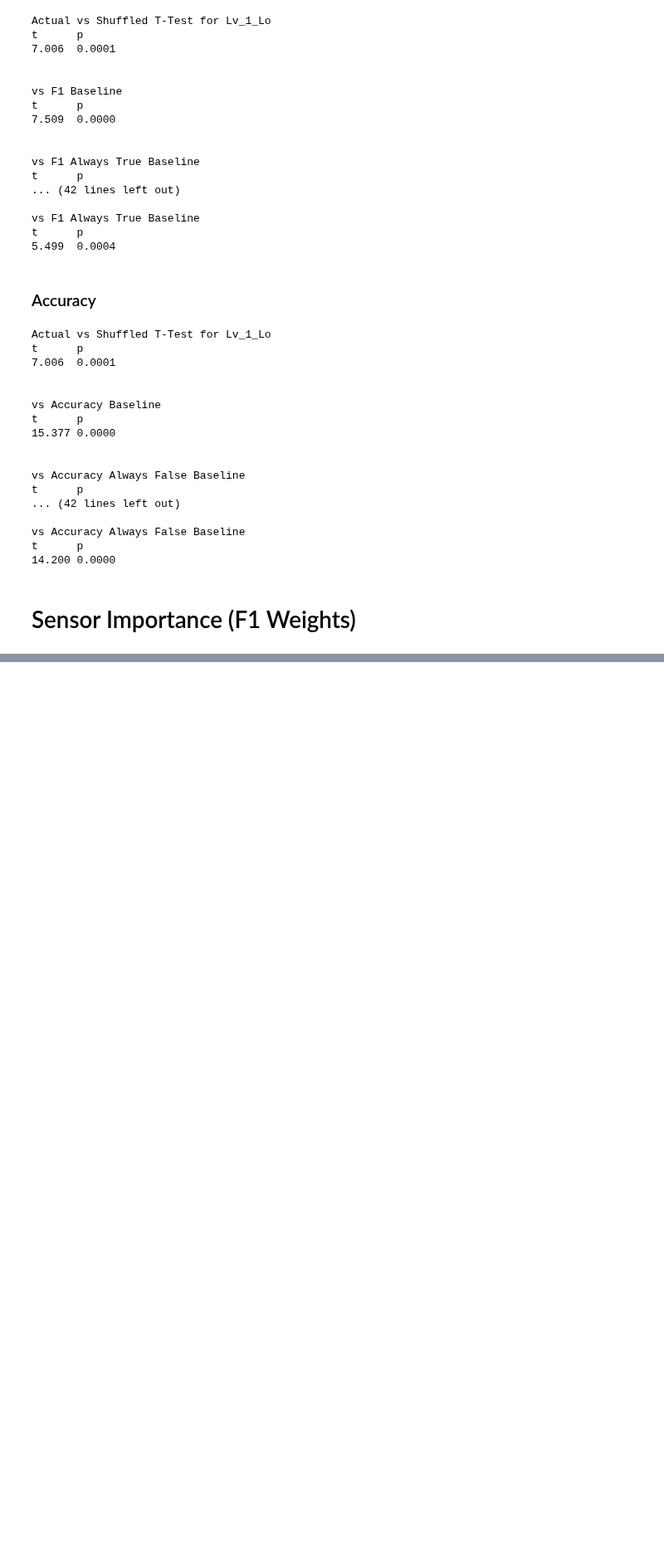
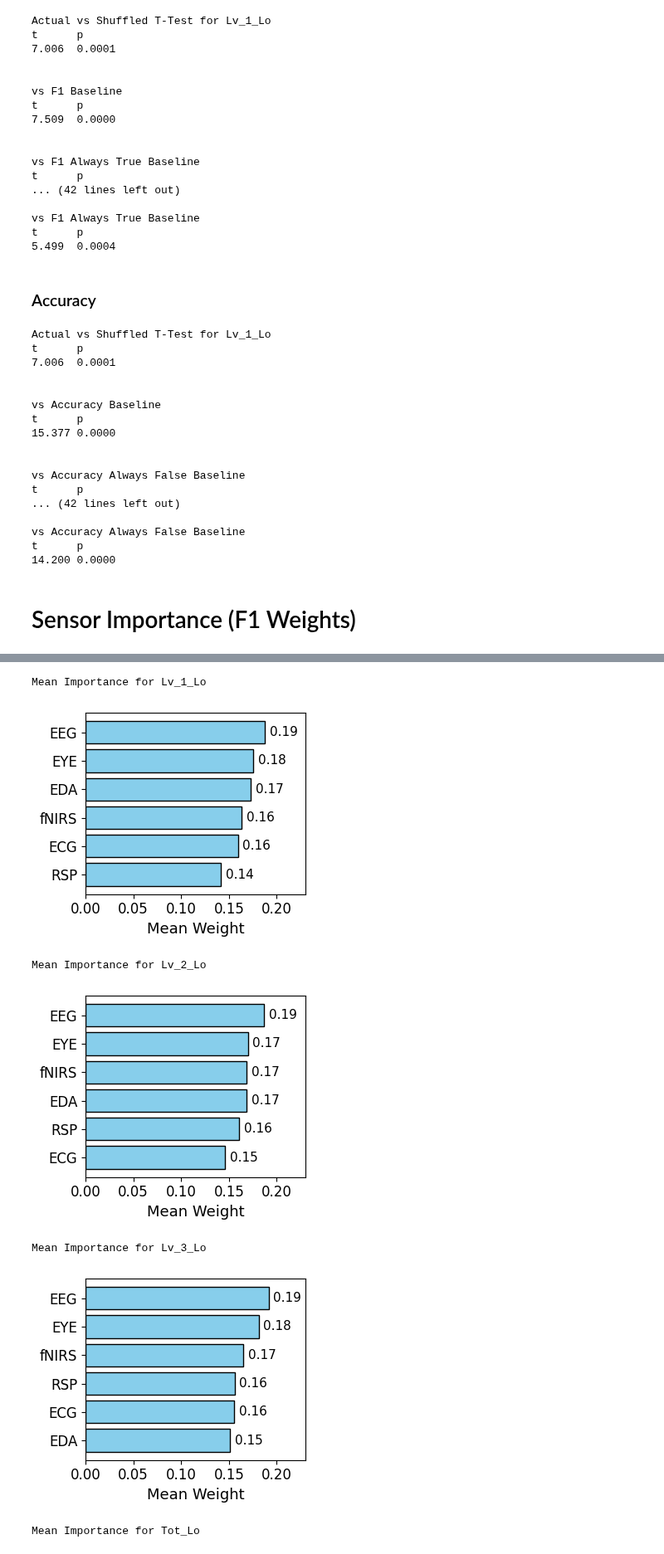
Before and after one commit to jaspershen21/jshen_DLA, a Jupyter notebook: Notebooks/Figures.ipynb, the cells around one changed output, grey strips where cells are left out. Shown at 83% size. Cells and saved outputs as stored; diff of their text form; code cells hidden in the pictures; blank space fills up the shorter version.

Commit message:
Change importance to be based on mean f1 score on test set

```diff
--- a/Notebooks/Figures.ipynb
+++ b/Notebooks/Figures.ipynb
@@ -482,0 +405,39 @@ Mean Weights for Tot_Lo
+# %%
+# Importance determined by mean performance on test set
+for level in ["Lv_1_Lo", "Lv_2_Lo", "Lv_3_Lo", "Tot_Lo"]:
+    print("Mean Importance for", level)
+
+    mean_f1_scores = {sensor: np.mean(f1_scores["Actual"][level][sensor]) for sensor in f1_scores["Actual"][level].keys()}
+    total_mean_f1_score = np.sum(list(mean_f1_scores.values()))
+    mean_f1_scores = {sensor: mean_f1_scores[sensor] / total_mean_f1_score for sensor in f1_scores["Actual"][level].keys()}
+
+    # Sort weights in ascending order to present in descending order
+    sorted_importances = sorted(mean_f1_scores.items(), key = lambda x: x[1])
+    sensors, importances = zip(*sorted_importances)
+
+    # Graph mean weights
+    fig = plt.figure(figsize = (3.5, 3))
+    y_pos = np.arange(len(sensors))
+    base_fontsize = 12
+
+    plt.barh(y_pos, importances, color = "skyblue", edgecolor = "k")
+    plt.yticks(y_pos, sensors, fontsize = base_fontsize)
+    plt.xticks(fontsize = base_fontsize)
+    plt.xlabel("Mean Weight", fontsize = base_fontsize + 1)
+    plt.xlim([0, 0.23])
+
+    # Annotate bar values
+    for i, v in enumerate(importances):
+        plt.text(v + 0.005, i, f"{v:.2f}", va = "center", fontsize = base_fontsize - 1)
+
+    plt.tight_layout()
+    plt.savefig(f"./../Images/Paper Figures/{level}_Sensor_Weights.svg", bbox_inches = "tight", pad_inches = 0)
+    plt.show()
+# %% [output]
+Mean Importance for Lv_1_Lo
+[figure, added]
+Mean Importance for Lv_2_Lo
+[figure, added]
+Mean Importance for Lv_3_Lo
+[figure, added]
+Mean Importance for Tot_Lo
```
Also changed, not shown: parts of 3 cells of this notebook.
